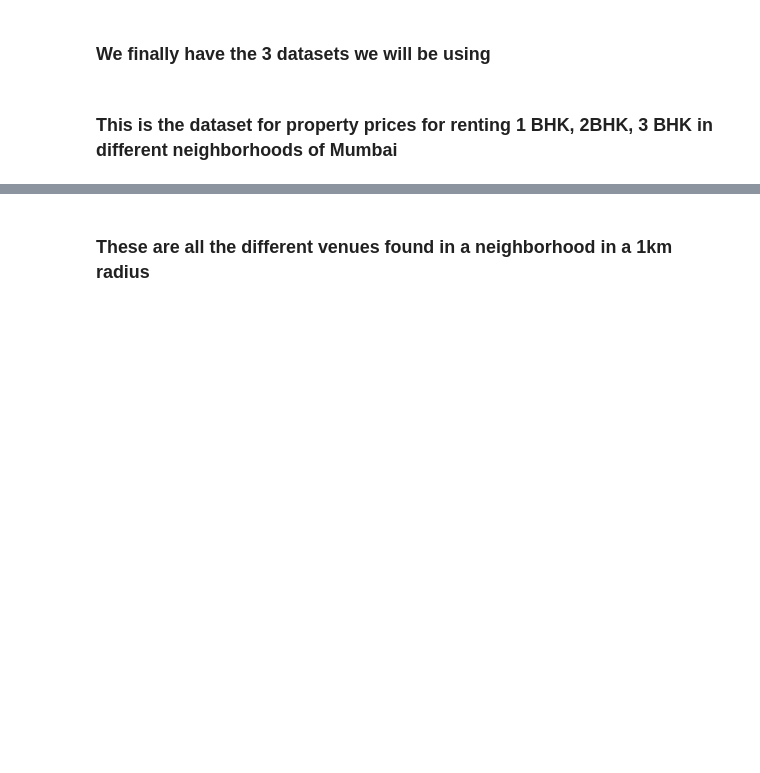
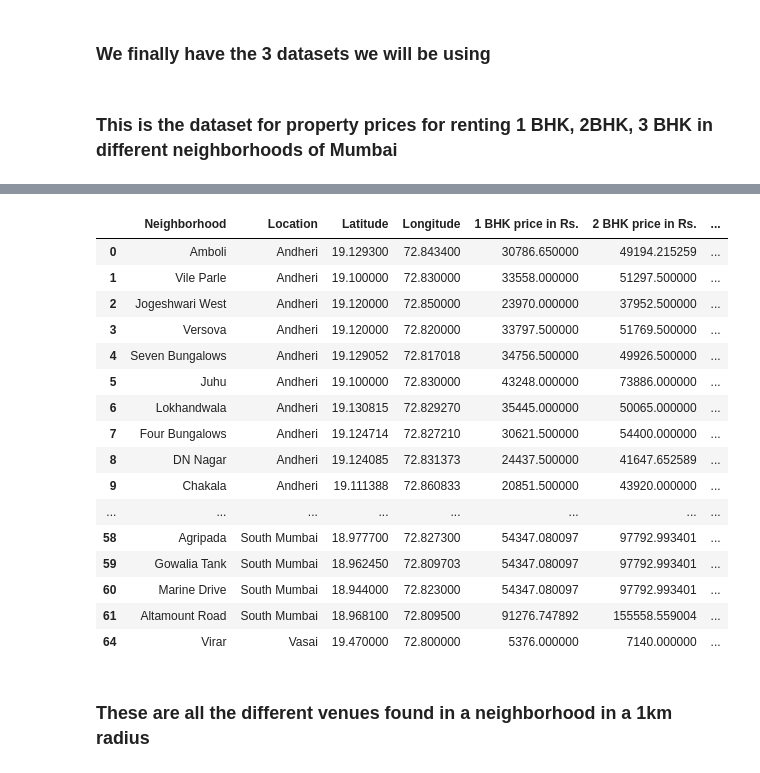
Before and after one commit to Shourya0404/Coursera_Casptone, a Jupyter notebook: Ideal Neighborhood to move to in Mumbai.ipynb, the cells around one changed output, grey strips where cells are left out. Saved outputs shown, nothing was run; the diff lists cells and outputs as text; code cells hidden in the pictures; blank space fills up the shorter version.

```diff
--- a/Ideal Neighborhood to move to in Mumbai.ipynb
+++ b/Ideal Neighborhood to move to in Mumbai.ipynb
@@ -624,3 +579,26 @@ mumbai_properties_final
+# %%
+mumbai_properties_final.drop(columns='Venue',inplace=True)
+#Rename columns
+mumbai_properties_final=mumbai_properties_final.rename(columns={"1 BHK":"1 BHK price in Rs.","2 BHK":"2 BHK price in Rs.","3 BHK":"3 BHK price in Rs."})
+mumbai_properties_final
+# %% [output]
+|  | Neighborhood | Location | Latitude | Longitude | 1 BHK price in Rs. | 2 BHK price in Rs. | ... |
+| 0 | Amboli | Andheri | 19.129300 | 72.843400 | 30786.650000 | 49194.215259 | ... |
+| 1 | Vile Parle | Andheri | 19.100000 | 72.830000 | 33558.000000 | 51297.500000 | ... |
+| 2 | Jogeshwari West | Andheri | 19.120000 | 72.850000 | 23970.000000 | 37952.500000 | ... |
+| 3 | Versova | Andheri | 19.120000 | 72.820000 | 33797.500000 | 51769.500000 | ... |
+| 4 | Seven Bungalows | Andheri | 19.129052 | 72.817018 | 34756.500000 | 49926.500000 | ... |
+| 5 | Juhu | Andheri | 19.100000 | 72.830000 | 43248.000000 | 73886.000000 | ... |
+| 6 | Lokhandwala | Andheri | 19.130815 | 72.829270 | 35445.000000 | 50065.000000 | ... |
+| 7 | Four Bungalows | Andheri | 19.124714 | 72.827210 | 30621.500000 | 54400.000000 | ... |
+| 8 | DN Nagar | Andheri | 19.124085 | 72.831373 | 24437.500000 | 41647.652589 | ... |
+| 9 | Chakala | Andheri | 19.111388 | 72.860833 | 20851.500000 | 43920.000000 | ... |
+| ... | ... | ... | ... | ... | ... | ... | ... |
+| 58 | Agripada | South Mumbai | 18.977700 | 72.827300 | 54347.080097 | 97792.993401 | ... |
+| 59 | Gowalia Tank | South Mumbai | 18.962450 | 72.809703 | 54347.080097 | 97792.993401 | ... |
+| 60 | Marine Drive | South Mumbai | 18.944000 | 72.823000 | 54347.080097 | 97792.993401 | ... |
+| 61 | Altamount Road | South Mumbai | 18.968100 | 72.809500 | 91276.747892 | 155558.559004 | ... |
+| 64 | Virar | Vasai | 19.470000 | 72.800000 | 5376.000000 | 7140.000000 | ... |
 # %% [markdown]
 ### These are all the different venues found in a neighborhood in a 1km radius
 # %%
```
Also changed, not shown: parts of 22 cells of this notebook.
